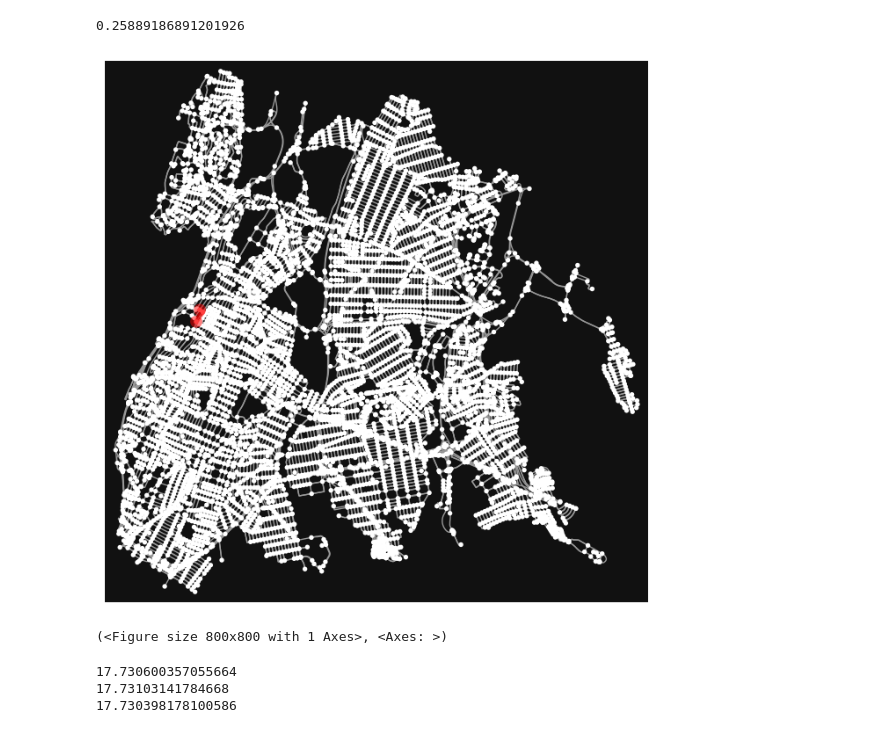
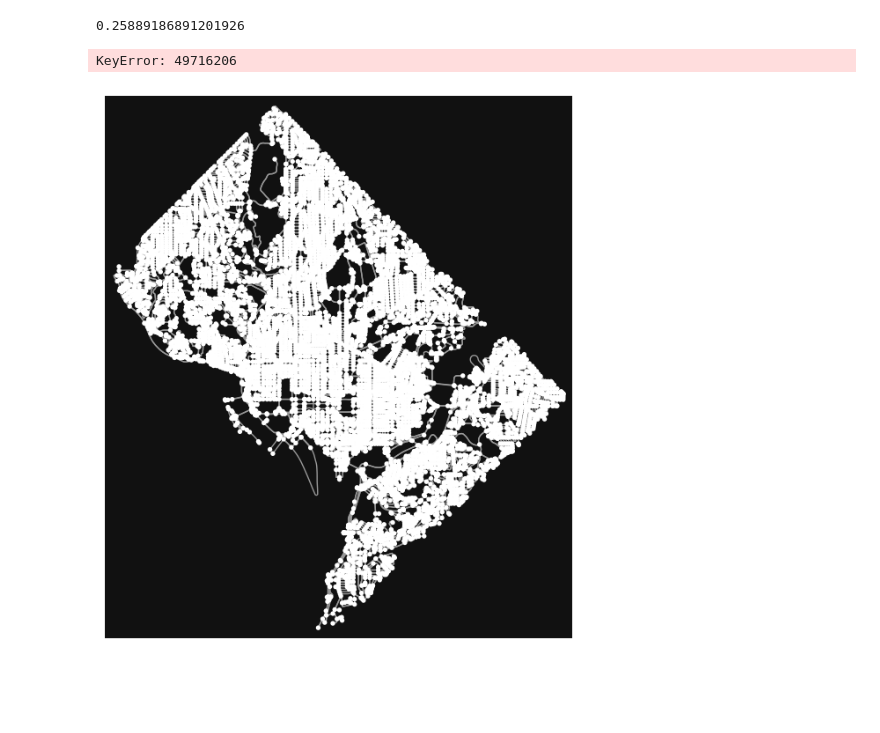
Before and after one commit to MyrtleTurtle22/Project1, a Jupyter notebook: testing.ipynb, the cells around one changed output. Cells and saved outputs as stored; diff of their text form; code cells hidden in the pictures; blank space fills up the shorter version.

```diff
--- a/testing.ipynb
+++ b/testing.ipynb
@@ -18,21 +18,23 @@ dest_in_radians = [radians(_) for _ in dest_latlon]
 # %%
 import osmnx as ox
 import json
 import matplotlib.pyplot as plt
 import matplotlib.patheffects as PathEffects
 import networkx as nx
 
 
-G = ox.graph_from_place('Bronx', network_type='drive')
-# G.nodes[42747810]
-# nn = ox.distance.nearest_nodes(G, -73.9077684, 40.8596048)
+G = ox.graph_from_place('District of Columbia', network_type='drive')
+# ox.plot_graph(G)
+# G.nodes[49198977]
+# nn = ox.distance.nearest_nodes(G, -77.09835815, 38.95207214355)
+# g = G.nodes[49198977]
+# g
 # nn
 # ox.plot_graph(G, bgcolor = "w", node_color = "r", edge_color = "#aaa", figsize = (12,12))
-
-ox.plot_graph_route(G, [42747812, 42747810, 42769898], route_linewidth=4, route_alpha=0.5)
+ox.plot_graph_route(G, [49716206, 49716208, 49716210, 49716212, 49716214, 49857286, 49857284, 49857282, 49857280, 49857279, 49857278, 49857276, 49857274, 49857272, 49857270, 49841592, 49857267, 49857265, 49857263, 49857261, 49857259, 49857257, 49857256, 49857254, 49857252, 49857249, 49716219, 49716220, 49716221, 49716222, 49716223], route_linewidth=4, route_alpha=0.5)
 # %% [output]
+KeyError: 49716206
-[figure, old version]
+[figure, new version]
-(<Figure size 800x800 with 1 Axes>, <Axes: >)
 # %%
 from pyrosm import OSM
 import osmnx as ox
@@ -83,18 +69,0 @@ with open("nodes.json", "w") as f:
-# %%
-import json
-
-with open("nodes.json", 'r') as j:
-     contents = json.loads(j.read())
-
-
-contents.get("ID")
-
-{id: [lat, lon, {neighbors: distance, lat, lon}]}
-
-node1 = contents[0]
-for n in node1["neighbors"].values():
-    print(n[1])
-# %% [output]
-17.730600357055664
-17.73103141784668
-17.730398178100586
```
Also changed, not shown: parts of 5 cells of this notebook, 7 other files.
